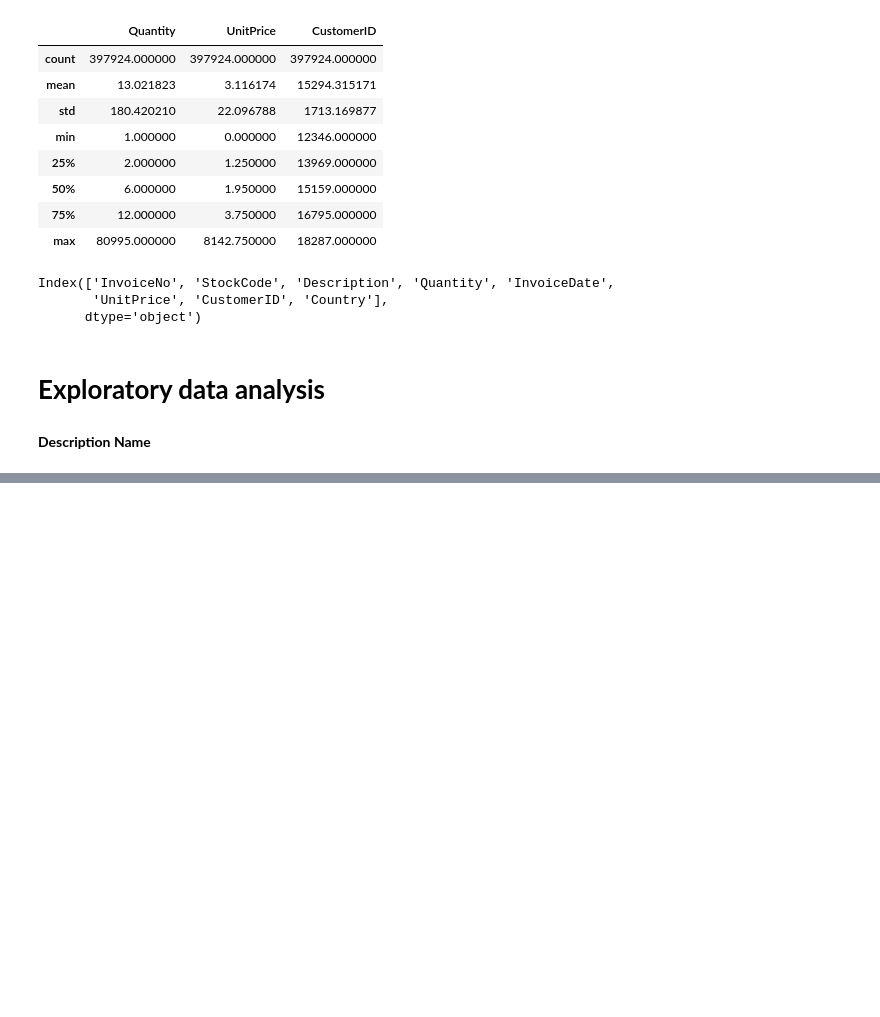
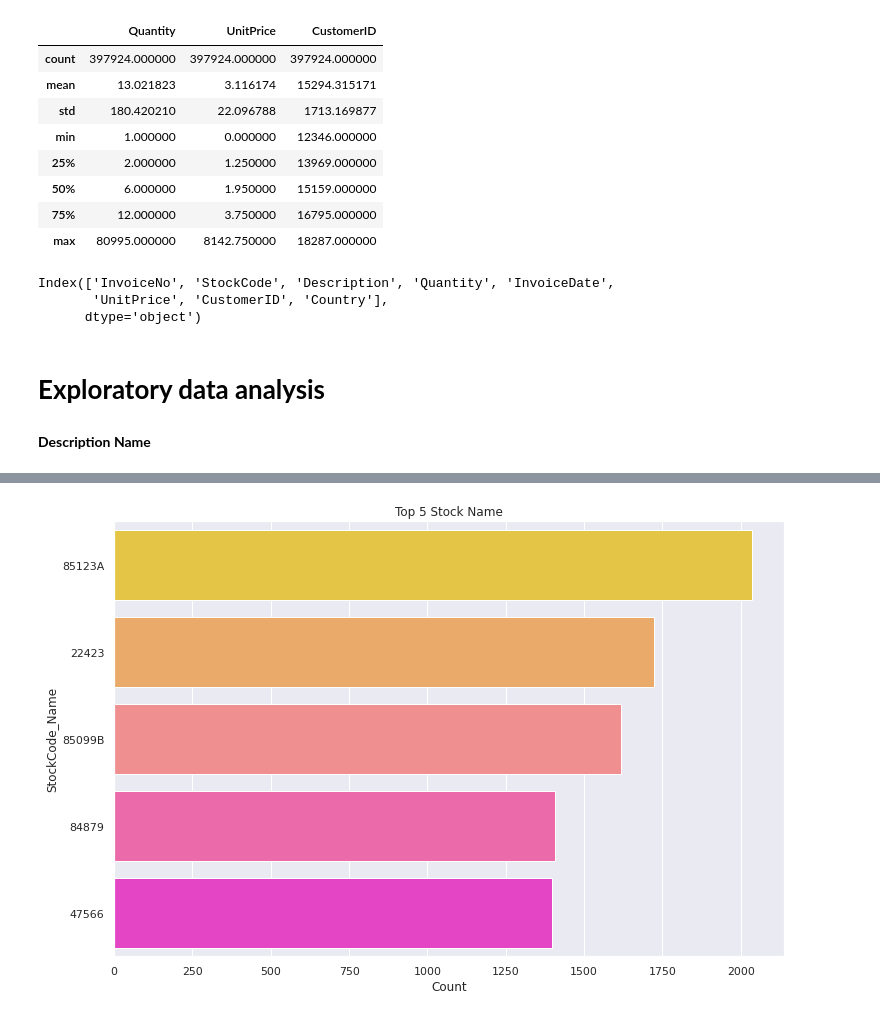
Before and after one commit to PranayUmredkar97/Online-Retail-Customer-Segmentation, a Jupyter notebook: Online_Retail_Customer_Segmentation_Capstone_Project.ipynb, the cells around one changed output, grey strips where cells are left out. Drawn from its saved outputs; the diff is of its cells as text; code cells hidden in the pictures; blank space fills up the shorter version.

```diff
--- a/Online_Retail_Customer_Segmentation_Capstone_Project.ipynb
+++ b/Online_Retail_Customer_Segmentation_Capstone_Project.ipynb
@@ -206,0 +269,6 @@ Index(['InvoiceNo', 'StockCode', 'Description', 'Quantity', 'InvoiceDate',
+# %%
+StockCode_df=df['StockCode'].value_counts().reset_index()
+StockCode_df.rename(columns={'index': 'StockCode_Name'}, inplace=True)
+StockCode_df.rename(columns={'StockCode': 'Count'}, inplace=True)
+#top 5 stockcode name
+StockCode_df.head()
@@ -206,0 +282,7 @@ Index(['InvoiceNo', 'StockCode', 'Description', 'Quantity', 'InvoiceDate',
+# %%
+#plot top 5 stockcode name
+plt.figure(figsize=(12,8))
+plt.title('Top 5 Stock Name')
+sns.barplot(x='Count',y='StockCode_Name',data=StockCode_df[:5], palette='spring_r');
+# %% [output]
+[figure, added]
```
Also changed, not shown: parts of 29 cells of this notebook.
